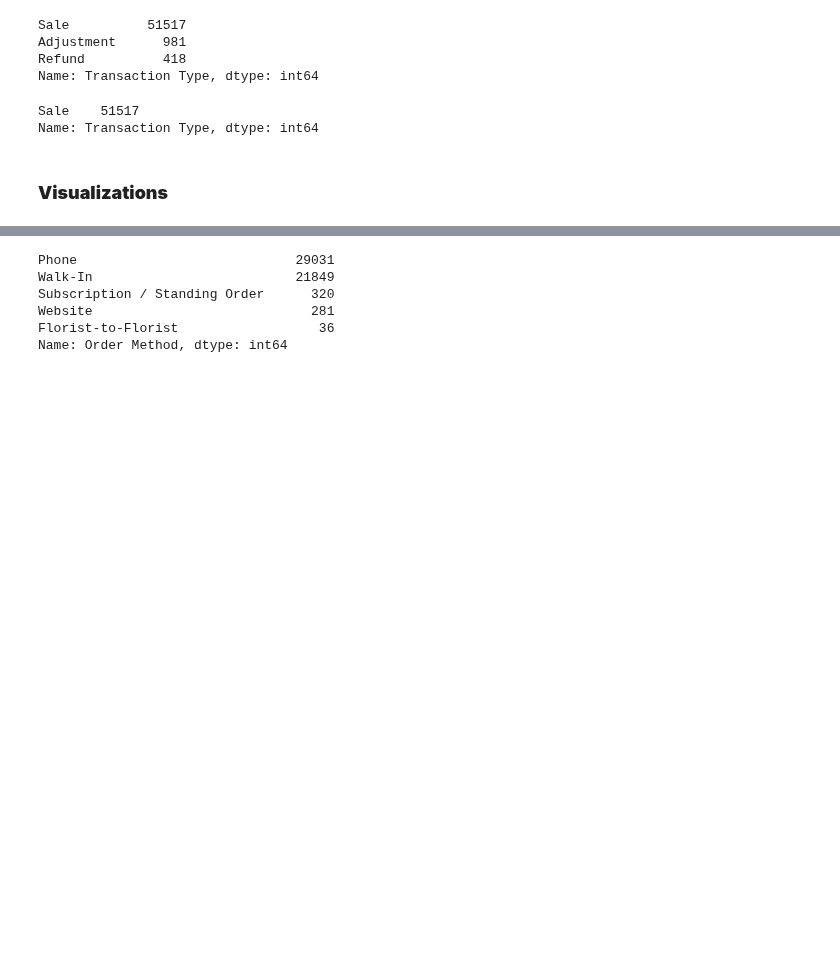
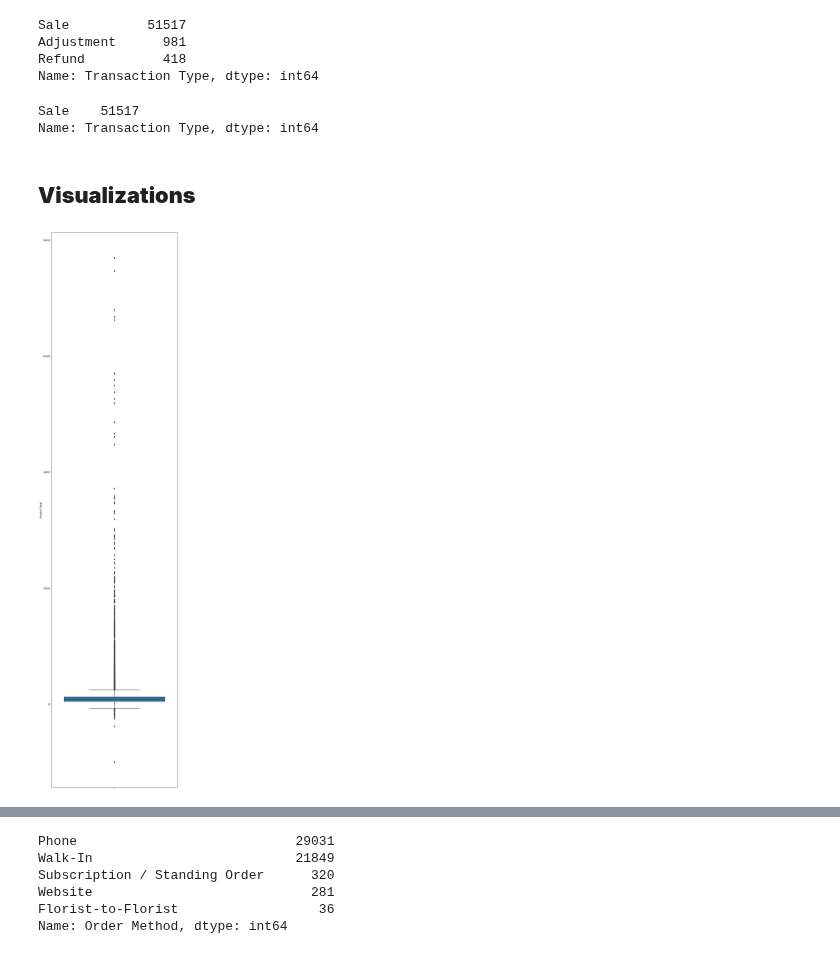
Before and after one commit to JoeBwonKenobi/Floral_Sales_Project, a Jupyter notebook: Floral_Data_Processing.ipynb, the cells around one changed output, grey strips where cells are left out. Drawn from its saved outputs; the diff is of its cells as text; code cells hidden in the pictures; blank space fills up the shorter version.

```diff
--- a/Floral_Data_Processing.ipynb
+++ b/Floral_Data_Processing.ipynb
@@ -462,4 +367,10 @@ fd['Transaction Type'].value_counts()
 Sale    51517
 Name: Transaction Type, dtype: int64
 # %% [markdown]
-### **Visualizations**
+## **Visualizations**
+# %%
+# Boxplot of Occasion
+fig,ax=plt.subplots(figsize= (9,40))
+sns.boxplot(data=df, y= 'Product Total');
+# %% [output]
+[figure, added]
```
Also changed, not shown: parts of 42 cells of this notebook.
